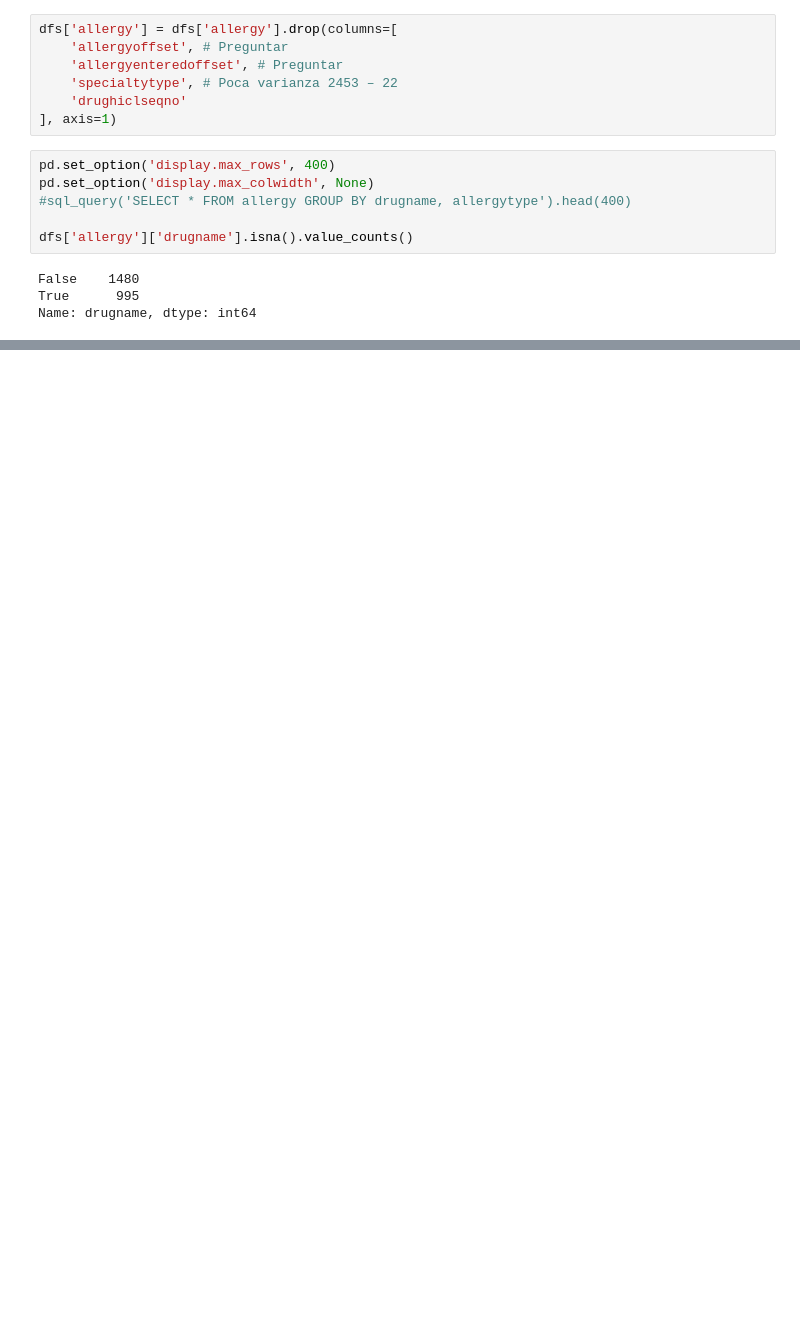
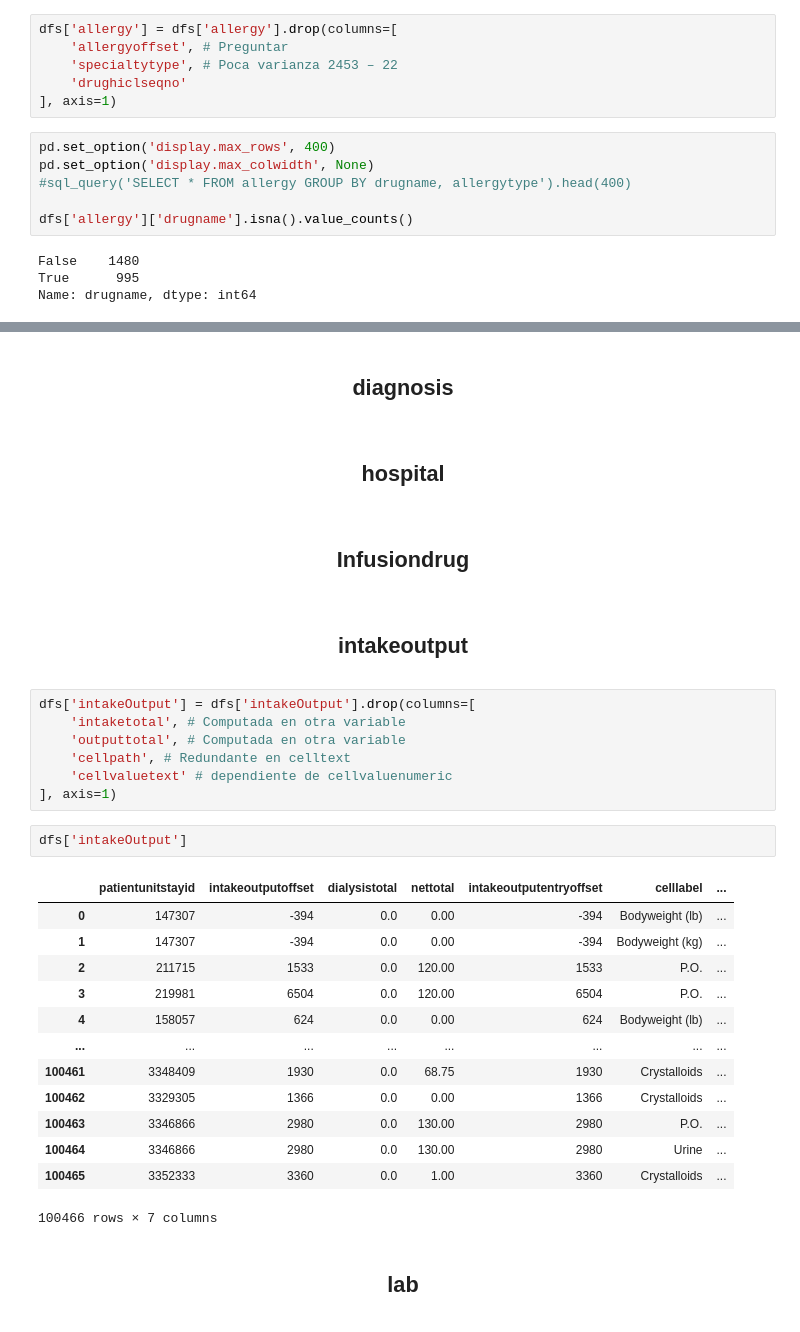
Before and after one commit to ThePylots/Reto1_Prediccion_Estancia_UCI, a Jupyter notebook: src/data_cleaning.ipynb, the cells around one changed output, grey strips where cells are left out. Drawn from its saved outputs; the diff is of its cells as text; blank space fills up the shorter version.

```diff
--- a/src/data_cleaning.ipynb
+++ b/src/data_cleaning.ipynb
@@ -151,7 +152,6 @@ dfs['allergy']
 # %%
 dfs['allergy'] = dfs['allergy'].drop(columns=[
     'allergyoffset', # Preguntar
-    'allergyenteredoffset', # Preguntar
     'specialtytype', # Poca varianza 2453 – 22
     'drughiclseqno'
 ], axis=1)
@@ -167,0 +186,33 @@ Name: drugname, dtype: int64
+# %% [markdown]
+<center><h2><b>diagnosis</b></h2></center>
+# %% [markdown]
+<center><h2><b>hospital</b></h2></center>
+# %% [markdown]
+<center><h2><b>Infusiondrug</b></h2></center>
+# %% [markdown]
+<center><h2><b>intakeoutput</b></h2></center>
+# %%
+dfs['intakeOutput'] = dfs['intakeOutput'].drop(columns=[
+    'intaketotal', # Computada en otra variable
+    'outputtotal', # Computada en otra variable
+    'cellpath', # Redundante en celltext
+    'cellvaluetext' # dependiente de cellvaluenumeric
+], axis=1)
+# %%
+dfs['intakeOutput']
+# %% [output]
+|  | patientunitstayid | intakeoutputoffset | dialysistotal | nettotal | intakeoutputentryoffset | celllabel | ... |
+| 0 | 147307 | -394 | 0.0 | 0.00 | -394 | Bodyweight (lb) | ... |
+| 1 | 147307 | -394 | 0.0 | 0.00 | -394 | Bodyweight (kg) | ... |
+| 2 | 211715 | 1533 | 0.0 | 120.00 | 1533 | P.O. | ... |
+| 3 | 219981 | 6504 | 0.0 | 120.00 | 6504 | P.O. | ... |
+| 4 | 158057 | 624 | 0.0 | 0.00 | 624 | Bodyweight (lb) | ... |
+| ... | ... | ... | ... | ... | ... | ... | ... |
+| 100461 | 3348409 | 1930 | 0.0 | 68.75 | 1930 | Crystalloids | ... |
+| 100462 | 3329305 | 1366 | 0.0 | 0.00 | 1366 | Crystalloids | ... |
+| 100463 | 3346866 | 2980 | 0.0 | 130.00 | 2980 | P.O. | ... |
+| 100464 | 3346866 | 2980 | 0.0 | 130.00 | 2980 | Urine | ... |
+| 100465 | 3352333 | 3360 | 0.0 | 1.00 | 3360 | Crystalloids | ... |
+100466 rows × 7 columns
+# %% [markdown]
+<center><h2><b>lab</b></h2></center>
```
Also changed, not shown: parts of 45 cells of this notebook, 3 other files.
